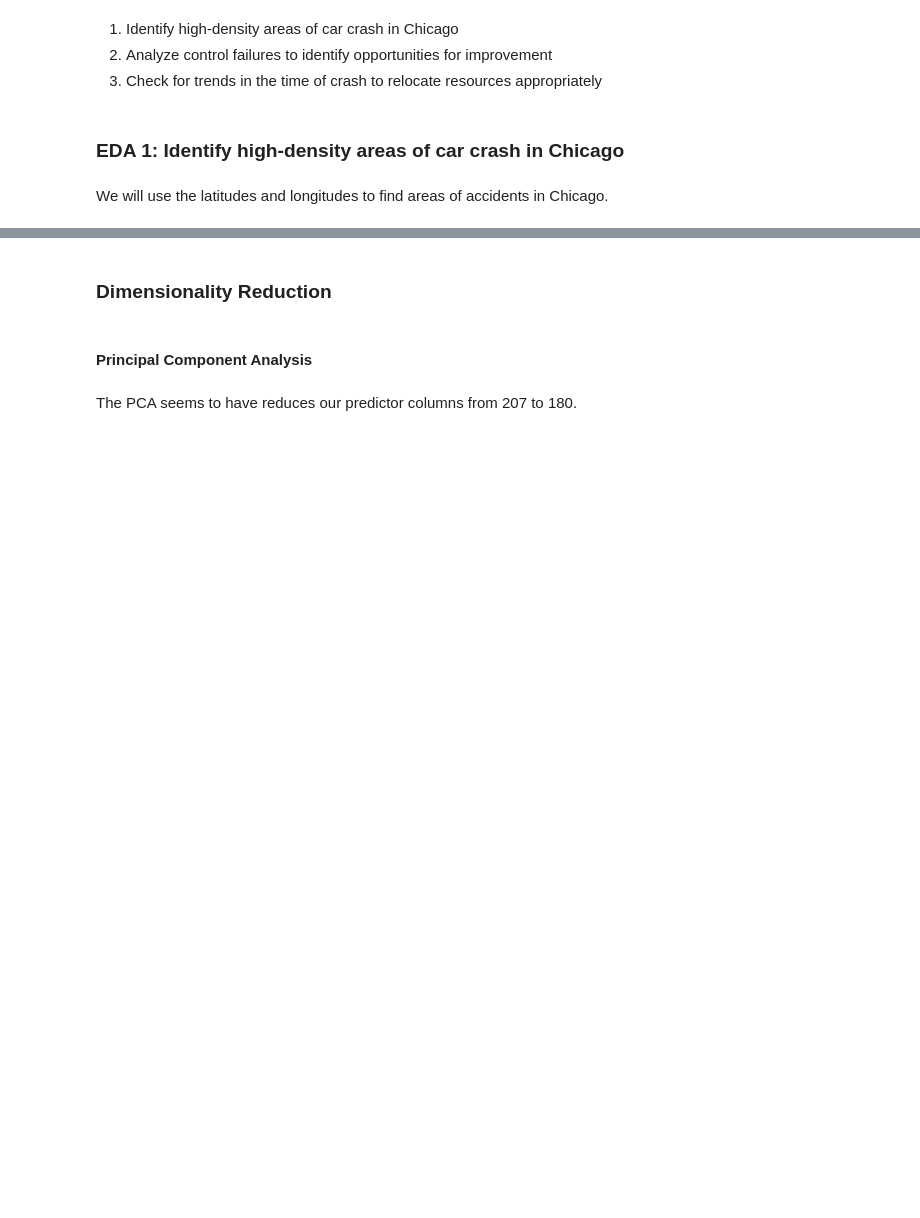
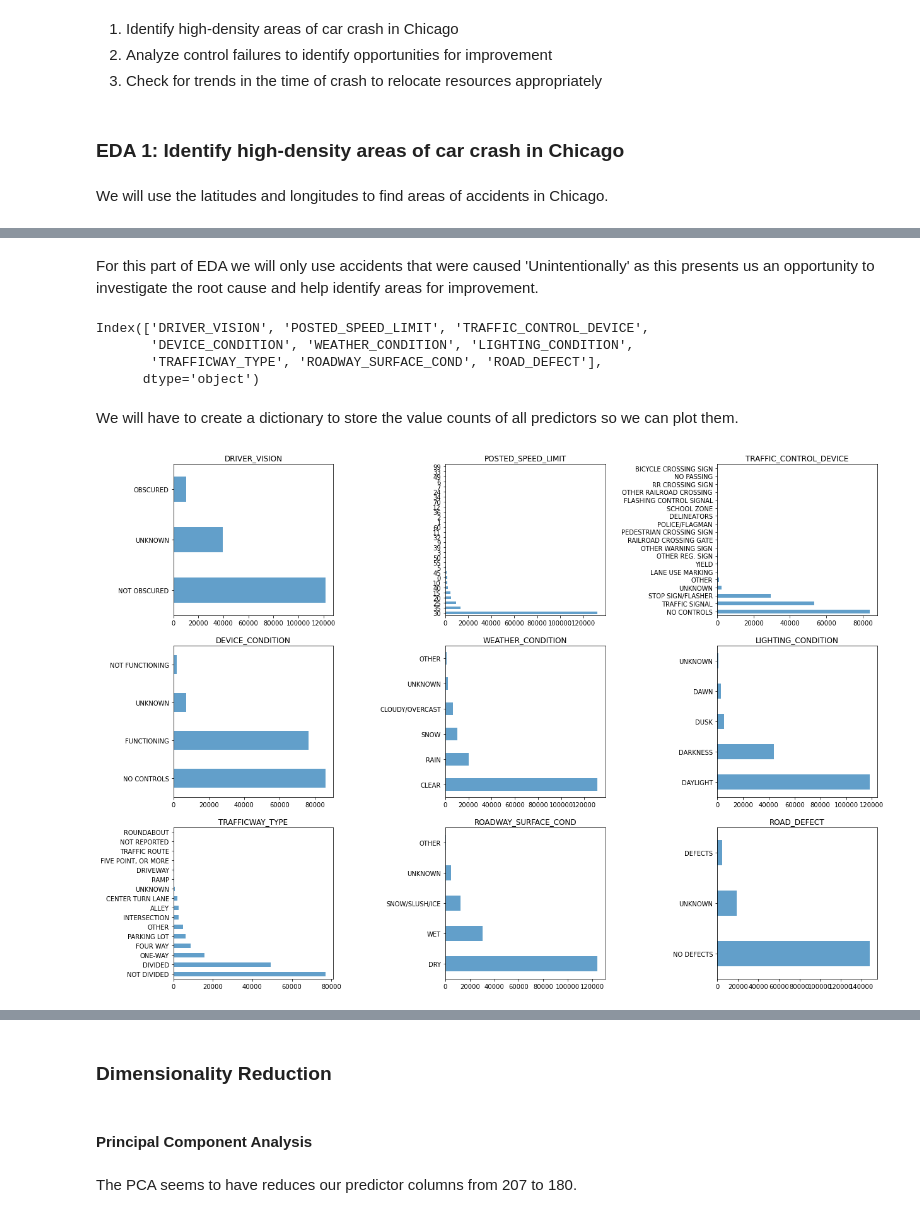
Before and after one commit to dicchyantgurung/Classification-of-car-crashes-in-Chicago-using-XGBoost, a Jupyter notebook: student.ipynb, the cells around one changed output, grey strips where cells are left out. Cells and saved outputs as stored; diff of their text form; code cells hidden in the pictures; blank space fills up the shorter version.

```diff
--- a/student.ipynb
+++ b/student.ipynb
@@ -1221,0 +1234,36 @@ geo_df = gpd.GeoDataFrame(location
+# %%
+factors = df_final[['DRIVER_VISION','POSTED_SPEED_LIMIT','TRAFFIC_CONTROL_DEVICE','DEVICE_CONDITION',
+                    'WEATHER_CONDITION','LIGHTING_CONDITION',
+                    'TRAFFICWAY_TYPE','ROADWAY_SURFACE_COND',
+                    'ROAD_DEFECT','PRIM_CONTRIBUTORY_CAUSE']].copy()
+# %% [markdown]
+For this part of EDA we will only use accidents that were caused 'Unintentionally' as this presents us an opportunity to investigate the root cause and help identify areas for improvement.
+# %%
+control_failures = factors[factors.PRIM_CONTRIBUTORY_CAUSE == 0]
+# %%
+control_failures.drop('PRIM_CONTRIBUTORY_CAUSE', axis=1, inplace=True)
+# %%
+control_failures.columns
+# %% [output]
+Index(['DRIVER_VISION', 'POSTED_SPEED_LIMIT', 'TRAFFIC_CONTROL_DEVICE',
+       'DEVICE_CONDITION', 'WEATHER_CONDITION', 'LIGHTING_CONDITION',
+       'TRAFFICWAY_TYPE', 'ROADWAY_SURFACE_COND', 'ROAD_DEFECT'],
+      dtype='object')
+# %% [markdown]
+We will have to create a dictionary to store the value counts of all predictors so we can plot them.
+# %%
+count_dict = {}
+for col in control_failures.columns:
+    count_dict[str(col)] = control_failures[col].value_counts()
+# %%
+plt.figure(figsize=(20,15))
+plt.subplots_adjust(wspace=0.7)
+
+for index, value in enumerate(count_dict):
+    ax = plt.subplot(3, 3, index+1)
+    chart = pd.DataFrame(count_dict[value])
+    chart.plot(ax=ax, kind='barh', legend=False, alpha=0.7)
+    ax.set_title(value)
+    plt.savefig(r'Graphs\predictor_plots.png', bbox_inches='tight');
+# %% [output]
+[figure, added]
```
Also changed, not shown: parts of 77 cells of this notebook, 2 other files.
